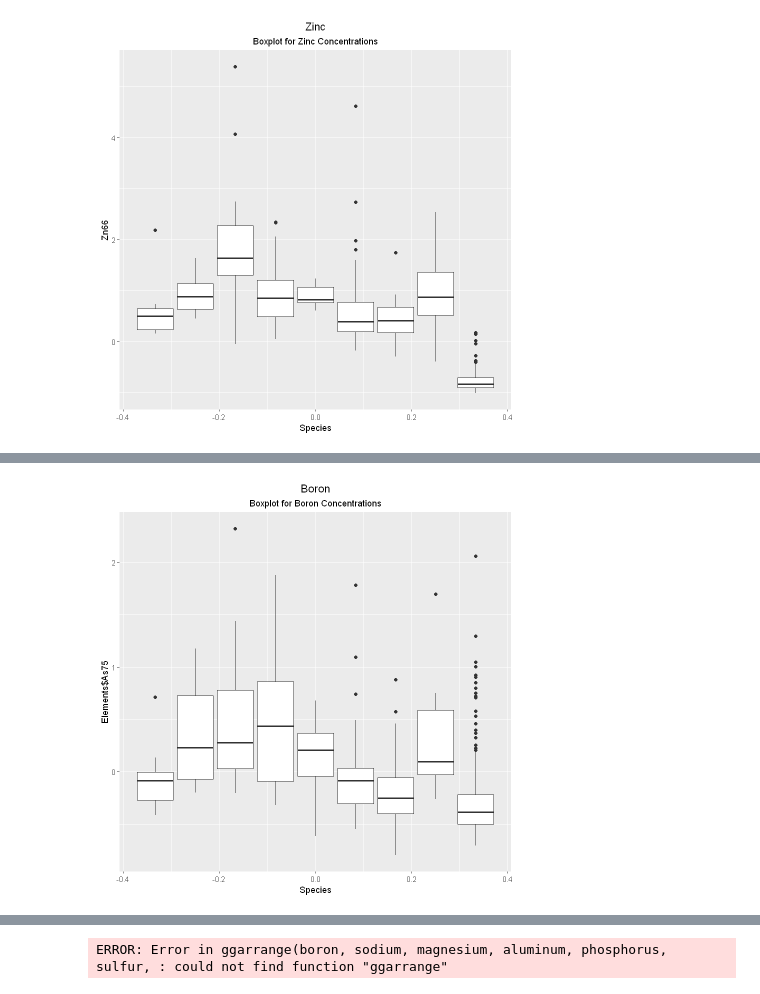
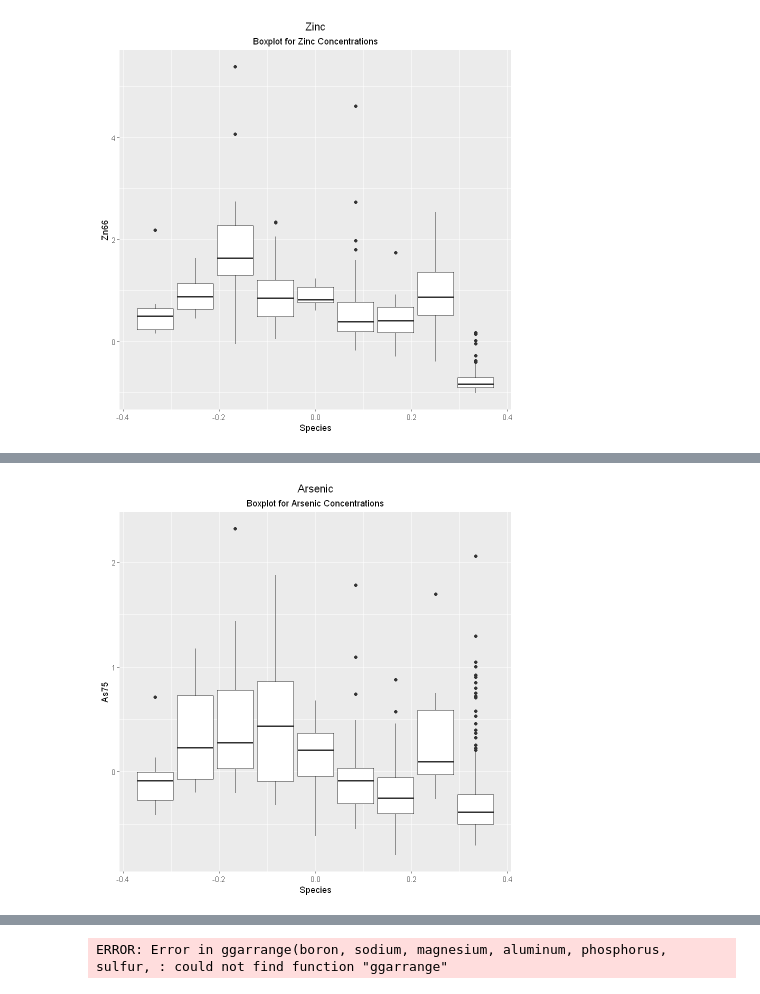
Before and after one commit to Kovacs-Lab/Aim-3, a Jupyter notebook: Ionomics/Boxplots.ipynb, the cells around one changed output, grey strips where cells are left out. Cells and saved outputs as stored; diff of their text form; code cells hidden in the pictures.

```diff
--- a/Ionomics/Boxplots.ipynb
+++ b/Ionomics/Boxplots.ipynb
@@ -252,13 +252,13 @@ zinc
 # %% [output]
 [figure]
 # %%
-#arsenic <- boxplot(Elements$As75~Elements$Spec_int) # Boxplots of arsenic concentraions
-#boxplot(Elements$As75~Elements$Spec_int) #arsenic
-arsenic <- ggplot(Elements, aes(group=Elements$Spec_int, y=Elements$As75)) +
+#arsenic <- boxplot(As75~Spec_int) # Boxplots of arsenic concentraions
+#boxplot(As75~Spec_int) #arsenic
+arsenic <- ggplot(Elements, aes(group=Spec_int, y=As75)) +
   geom_boxplot() +
   labs(
-    title = "Boron",
-    subtitle = "Boxplot for Boron Concentrations",
+    title = "Arsenic",
+    subtitle = "Boxplot for Arsenic Concentrations",
     x = "Species"
     )
 arsenic
@@ -270,4 +266,4 @@ Warning message:
 Warning message:
 "Removed 6 rows containing non-finite values (stat_boxplot)."
-[figure, old version]
+[figure, new version]
 # %%
```
Also changed, not shown: parts of 5 cells of this notebook.
